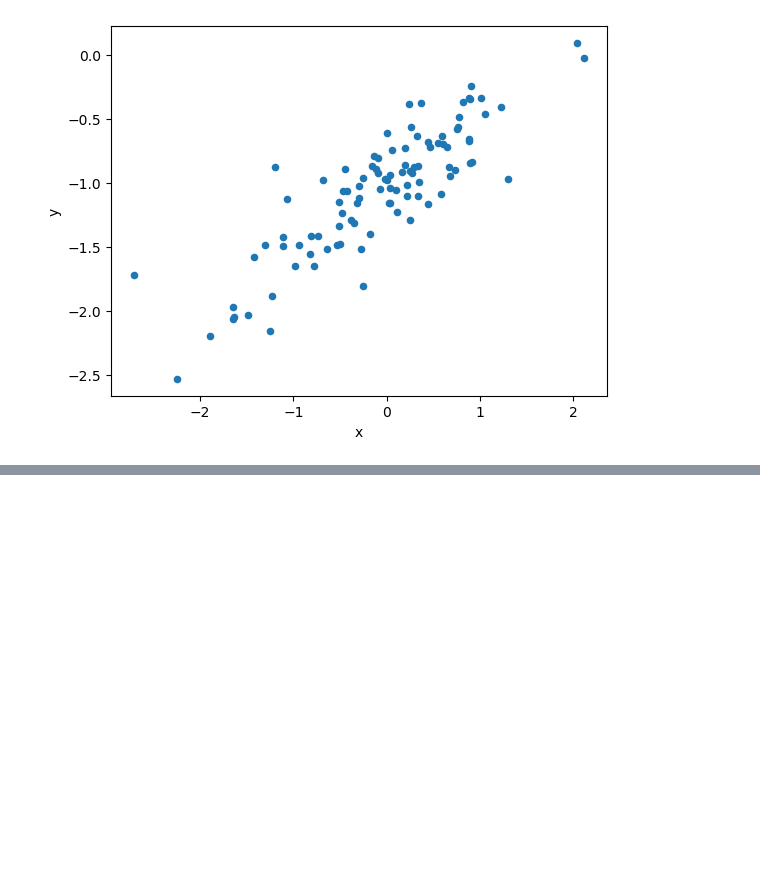
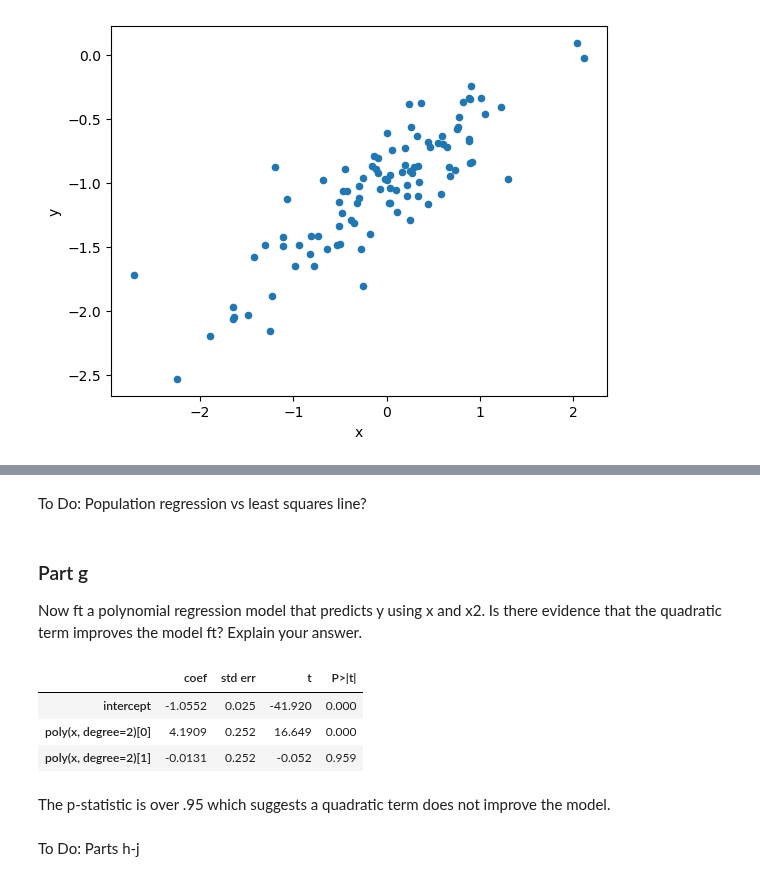
Before and after one commit to kmerkl22/k-s-ISL, a Jupyter notebook: Notebooks/Ch03-ISLExercises.ipynb, the cells around one changed output, grey strips where cells are left out. Saved outputs shown, nothing was run; the diff lists cells and outputs as text; code cells hidden in the pictures; blank space fills up the shorter version.

```diff
--- a/Notebooks/Ch03-ISLExercises.ipynb
+++ b/Notebooks/Ch03-ISLExercises.ipynb
@@ -463,0 +503,21 @@ df13.plot.scatter('x','y')
+# %% [markdown]
+To Do: Population regression vs least squares line?
+# %% [markdown]
+### Part g
+Now ft a polynomial regression model that predicts y using x
+and x2. Is there evidence that the quadratic term improves the
+model ft? Explain your answer.
+# %%
+X = MS([poly('x', degree=2)]).fit_transform(df13)
+model2 = sm.OLS(y, X)
+results2 = model2.fit()
+summarize(results2)
+# %% [output]
+|  | coef | std err | t | P>|t| |
+| intercept | -1.0552 | 0.025 | -41.920 | 0.000 |
+| poly(x, degree=2)[0] | 4.1909 | 0.252 | 16.649 | 0.000 |
+| poly(x, degree=2)[1] | -0.0131 | 0.252 | -0.052 | 0.959 |
+# %% [markdown]
+The p-statistic is over .95 which suggests a quadratic term does not improve the model.
+# %% [markdown]
+To Do: Parts h-j
```
Also changed, not shown: parts of 13 cells of this notebook.
